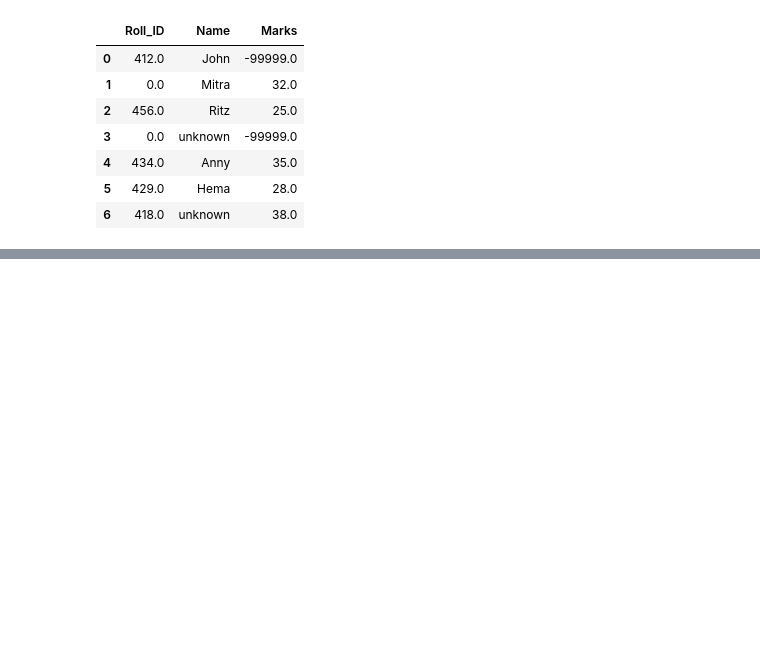
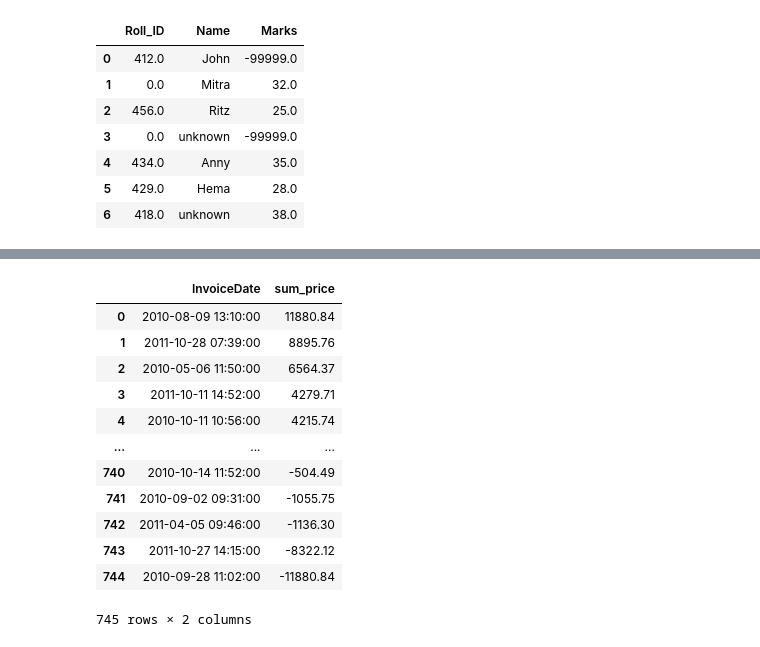
Before and after one commit to Abarajithan-Selvaraj/scaler-dsml-notes, a Jupyter notebook: 03 Python Libraries/pandas-assignments.ipynb, the cells around one changed output, grey strips where cells are left out. Cells and saved outputs as stored; diff of their text form; code cells hidden in the pictures; blank space fills up the shorter version.

```diff
--- a/03 Python Libraries/pandas-assignments.ipynb
+++ b/03 Python Libraries/pandas-assignments.ipynb
@@ -833,0 +961,5 @@ fun(df)
+# %%
+# D42 - Q7: The number of unique StockCode in the United Kingdom according to Sales_dataset?
+
+df = pd.read_csv("sales_dataset.csv")
+df.loc[df["Country"] == "United Kingdom"]["StockCode"].nunique()
@@ -833,0 +991,20 @@ fun(df)
+# %%
+# D42 - Q10: Which date has the highest sales(total price) in France?
+# df["InvoiceDate"] = df["InvoiceDate"].astype("datetime64")
+
+df["total_price"] = df["Quantity"] * df["Price"]
+df.loc[df["Country"] == "France"].groupby(["InvoiceDate"]).agg(sum_price=("total_price", "sum")).sort_values(by="sum_price", ascending=False).reset_index()
+# %% [output]
+|  | InvoiceDate | sum_price |
+| 0 | 2010-08-09 13:10:00 | 11880.84 |
+| 1 | 2011-10-28 07:39:00 | 8895.76 |
+| 2 | 2010-05-06 11:50:00 | 6564.37 |
+| 3 | 2011-10-11 14:52:00 | 4279.71 |
+| 4 | 2010-10-11 10:56:00 | 4215.74 |
+| ... | ... | ... |
+| 740 | 2010-10-14 11:52:00 | -504.49 |
+| 741 | 2010-09-02 09:31:00 | -1055.75 |
+| 742 | 2011-04-05 09:46:00 | -1136.30 |
+| 743 | 2011-10-27 14:15:00 | -8322.12 |
+| 744 | 2010-09-28 11:02:00 | -11880.84 |
+745 rows × 2 columns
```
Also changed, not shown: parts of 9 cells of this notebook, 2 other files.
